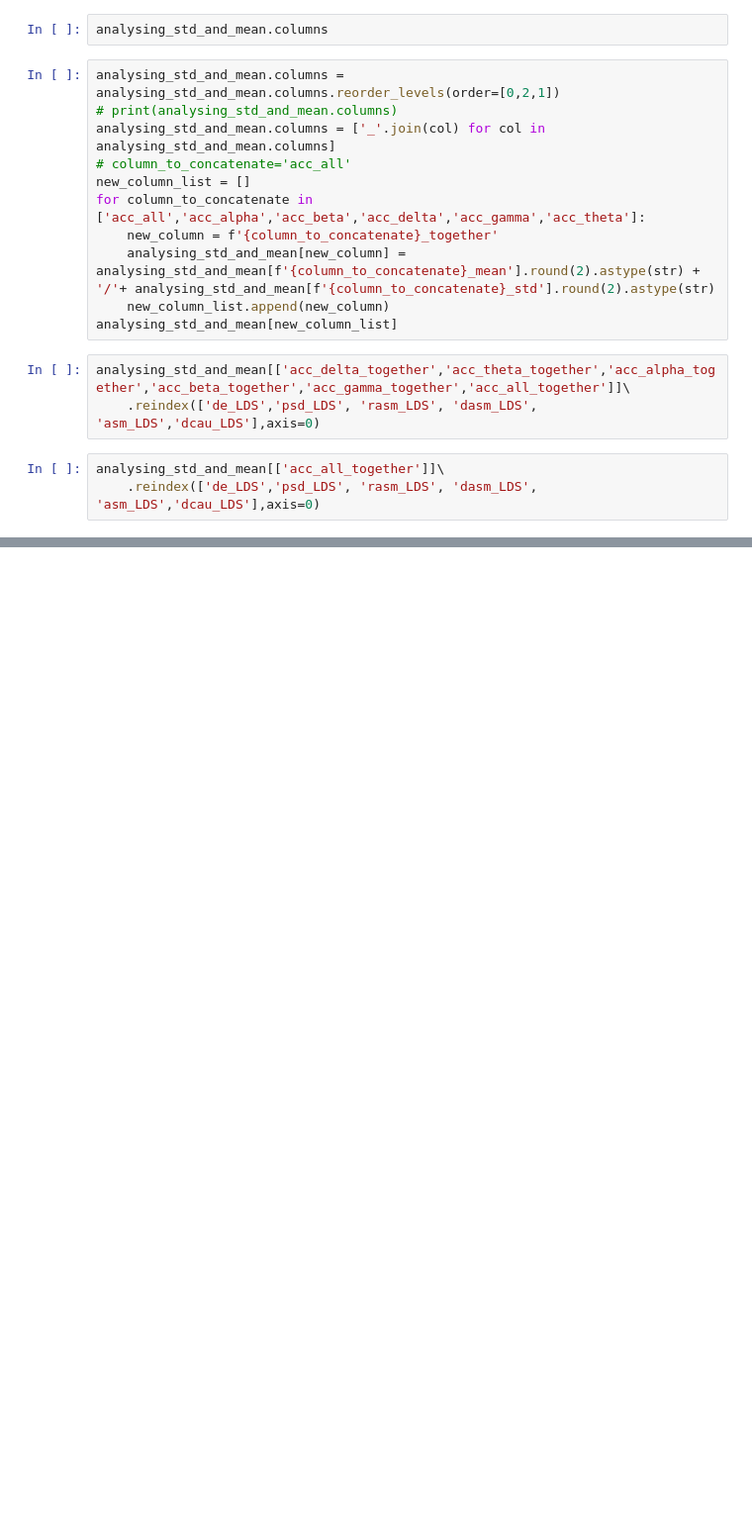
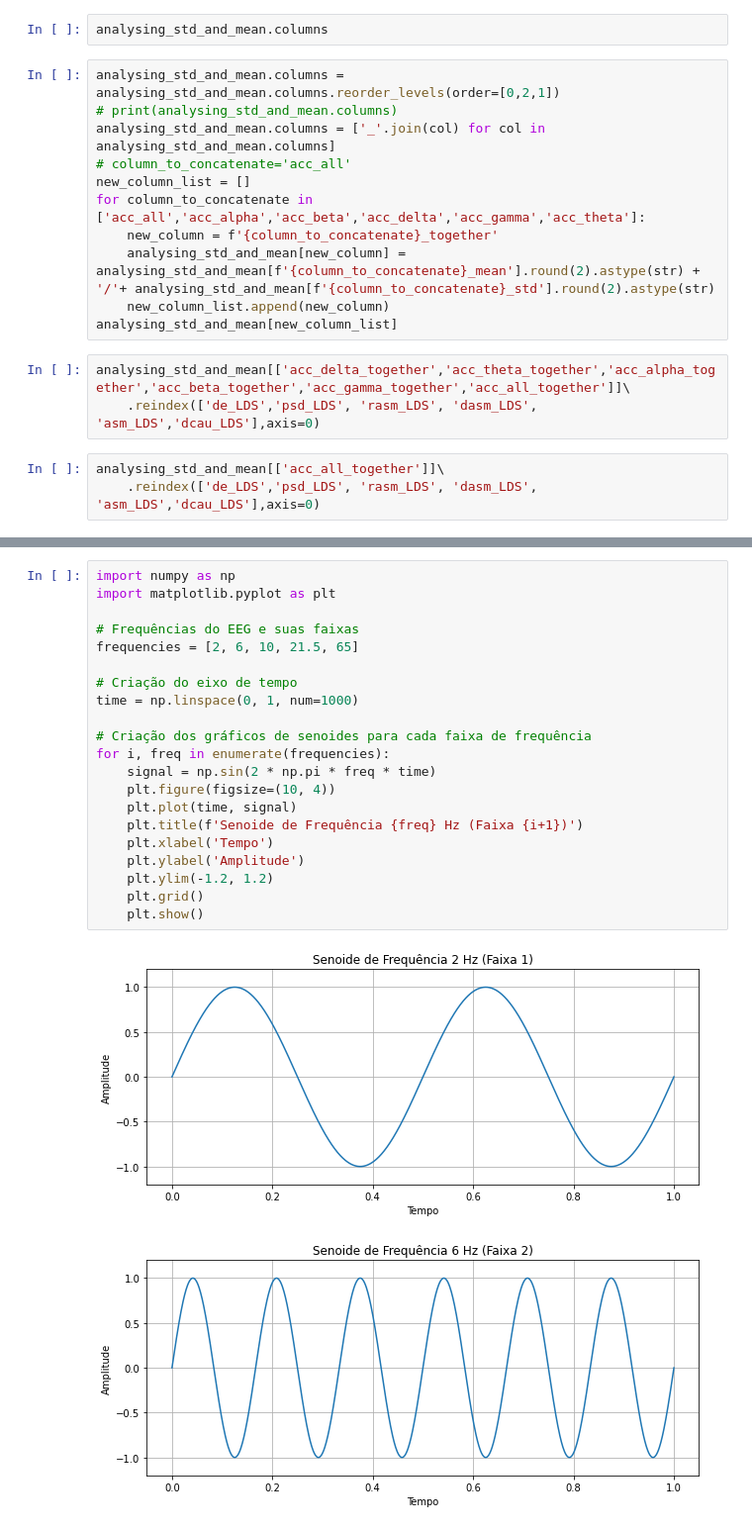
Before and after one commit to jvmr22/MSc-dissertation-EEG-Analysis, a Jupyter notebook: EDA_seed.ipynb, the cells around one changed output, grey strips where cells are left out. Shown at 99% size. Cells and saved outputs as stored; diff of their text form; blank space fills up the shorter version.

```diff
--- a/EDA_seed.ipynb
+++ b/EDA_seed.ipynb
@@ -789,0 +856,24 @@ analysing_std_and_mean[['acc_all_together']]\
+# %%
+import numpy as np
+import matplotlib.pyplot as plt
+
+# Frequências do EEG e suas faixas
+frequencies = [2, 6, 10, 21.5, 65]
+
+# Criação do eixo de tempo
+time = np.linspace(0, 1, num=1000)
+
+# Criação dos gráficos de senoides para cada faixa de frequência
+for i, freq in enumerate(frequencies):
+    signal = np.sin(2 * np.pi * freq * time)
+    plt.figure(figsize=(10, 4))
+    plt.plot(time, signal)
+    plt.title(f'Senoide de Frequência {freq} Hz (Faixa {i+1})')
+    plt.xlabel('Tempo')
+    plt.ylabel('Amplitude')
+    plt.ylim(-1.2, 1.2)
+    plt.grid()
+    plt.show()
+# %% [output]
+[figure, added]
+[figure, added]
```
Also changed, not shown: parts of 5 cells of this notebook.
